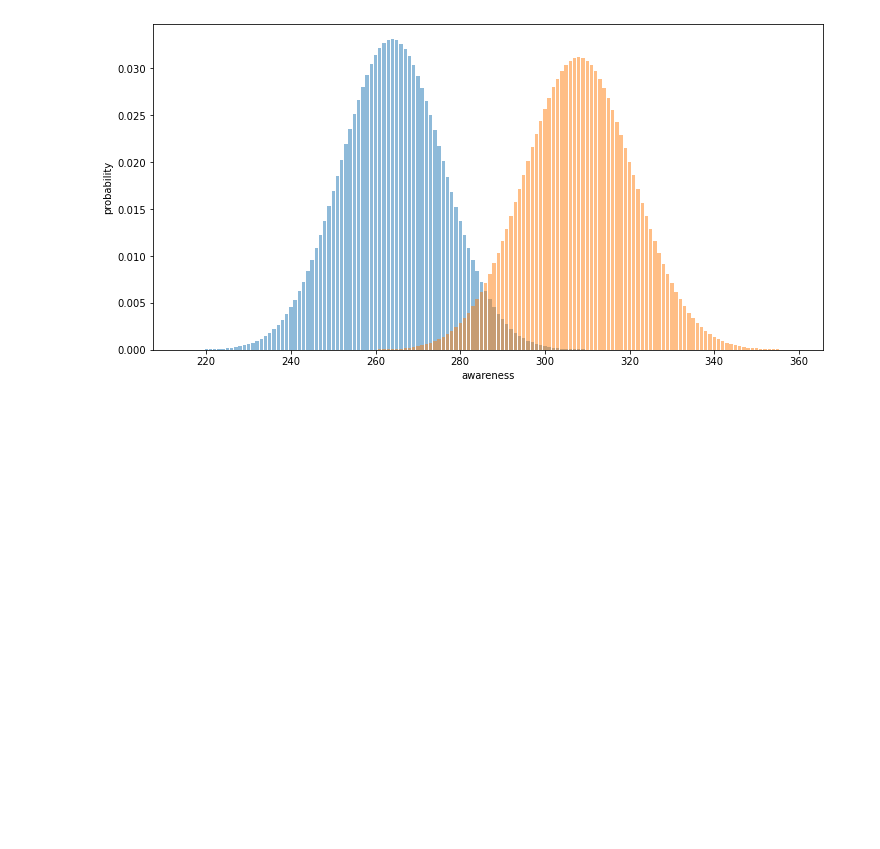
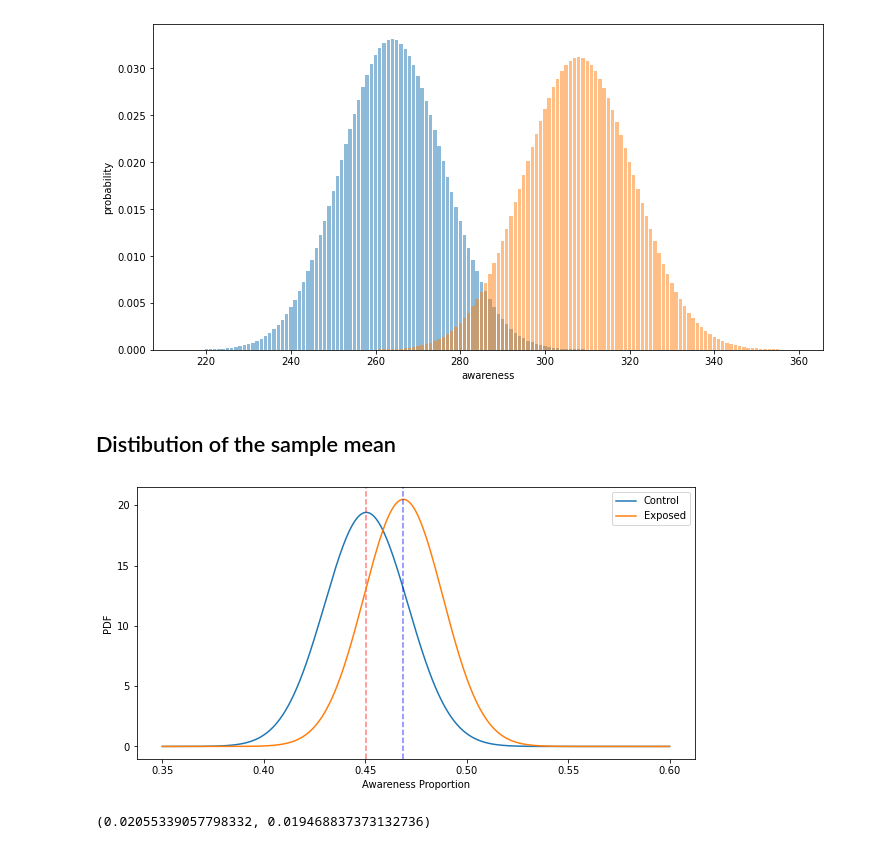
Before and after one commit to AB-Hypothesis-Testing/AB-Testing, a Jupyter notebook: notebooks/AB_Testing_classical.ipynb, the cells around one changed output. Drawn from its saved outputs; the diff is of its cells as text; code cells hidden in the pictures; blank space fills up the shorter version.

Commit message:
Distribution of sample mean

```diff
--- a/notebooks/AB_Testing_classical.ipynb
+++ b/notebooks/AB_Testing_classical.ipynb
@@ -114,3 +114,33 @@ plt.ylabel('probability')
 plt.show()
 # %% [output]
 [figure]
+# %% [markdown]
+## Distibution of the sample mean
+# %%
+# standard error of the mean
+SE_C = np.sqrt(control_rate * (1-control_rate)) / np.sqrt(control_total)
+SE_E = np.sqrt(exposed_rate * (1-exposed_rate)) / np.sqrt(exposed_total)
+# %%
+fig, ax = plt.subplots(figsize=(10, 5))
+x = np.linspace(.35, .6, 1000)
+
+yC = scs.norm(control_rate, SE_C).pdf(x)
+ax.plot(x, yC, label='Control')
+ax.axvline(x=control_rate, c='red', alpha=0.5, linestyle='--')
+
+yE = scs.norm(exposed_rate, SE_E).pdf(x)
+ax.plot(x, yE, label='Exposed')
+ax.axvline(x=exposed_rate, c='blue', alpha=0.5, linestyle='--')
+
+plt.legend()
+plt.xlabel('Awareness Proportion')
+plt.ylabel('PDF')
+plt.show()
+# %% [output]
+[figure, added]
+# %%
+std_control = np.sqrt(control_rate * (1 - control_rate) / control_total)
+std_exposed = np.sqrt(exposed_rate * (1 - exposed_rate) / exposed_total)
+std_control, std_exposed
+# %% [output]
+(0.02055339057798332, 0.019468837373132736)
```
